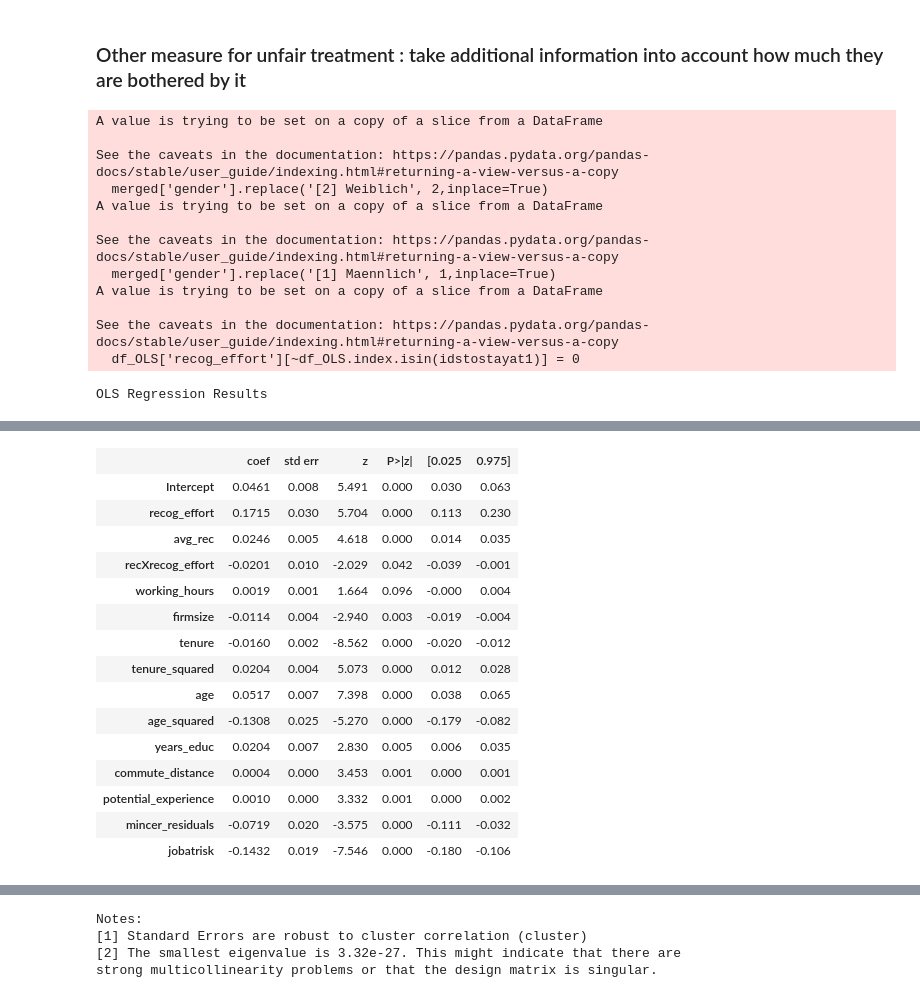
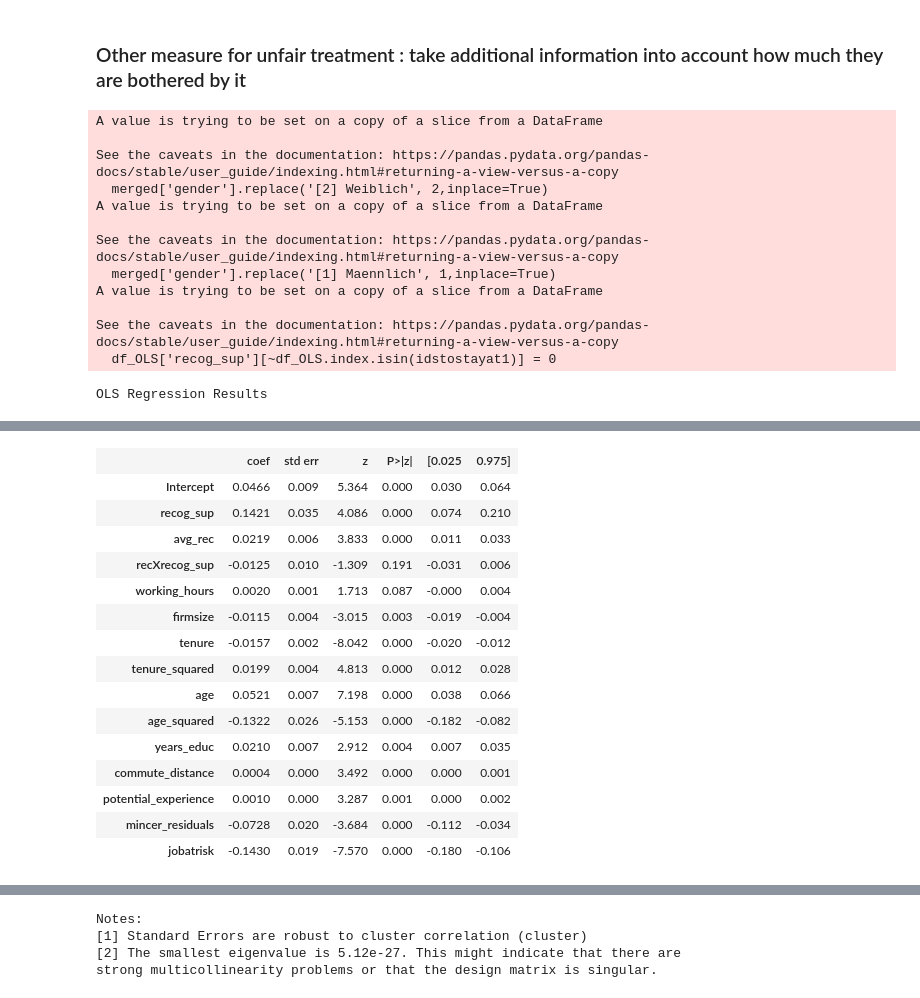
Before and after one commit to maxxxbb/ResearchModule, a Jupyter notebook: src/data_management/FirstRegression.ipynb, the cells around one changed output, grey strips where cells are left out. Saved outputs shown, nothing was run; the diff lists cells and outputs as text; code cells hidden in the pictures.

```diff
--- a/src/data_management/FirstRegression.ipynb
+++ b/src/data_management/FirstRegression.ipynb
@@ -269,23 +263,17 @@ sector_map = {
 reversed_mapping_reason = {v: k for k, v in reason_new_job_mapping.items()}
 reversed_mapping_schoold = {v: k for k, v in school_degree_mapping.items()}
 reversed_mapping_sector = {v: k for k, v in sector_map.items()}
-# mapping for binary reciprocity measure
-def binary_reciprocity(x):
-    if x >= 3:
-        return 1 # High Group
-    else:
-        return 0 # Low Group
 
 ## function for recoding values and dropping missing
 
 def recode_categoricals(inputdf,rc_cardinal = 0):
     """
-        merges data from different years, applies recoding to categoricals and constructs additional variables.
+        Applies recoding to categoricals to easier drop n.a.ns
 
         Input:
             - inputdf : merged dataframe
             - rc_cardinal: optional argument: if == 1 turnover intentions will be coded as cardinal instead of binary
-            - rc_rec_binary: optional argument: if == 1 neg. reciprocity will be split into 2 groups: high and low
+
         Output:
             - df : cleaned Dataframe
 
@@ -378,6 +366,19 @@ def merge_and_clean(df_05,df_06,df_07,work07,rc_cardinal = 0,rc_rec_binary=0):
 # Add Mincer Wage Regression and adds its residuals to the Dataframe
 
 def add_mincer_residuals(cleaneddata):
+    """
+    Performs a Minzer-wage Regression on the cleaned dataset and adds
+    the residuals to the dataframe. This will be used as the wage controls
+
+        Input:
+            - cleaneddata(pd.DataFrame) : merged and recoded dataset
+
+        Output:
+            - df_cleaned(pd.DataFrame)  : samedataset with Minzer-residuals
+
+    """
+
+
 
     df_cleaned = cleaneddata
     # specify which columns to drop from our dataframe
@@ -410,10 +411,16 @@ def add_mincer_residuals(cleaneddata):
 # %%
 def include_jobchangers(data07,onlynewemployer=True,worksatisfaction=False,rc_cardinal = False):
     """
+    Replaces controls of subjects which switched their jobs-from 2006-2007 with
+    controls from their job at the time.
+
     Input:
-            df: finished 2007 dataframe
-            onlynewemployer: optional argument: If True only includes those who switched jobs to a new employer
-            worksatisfaction: if True drops observations where job satisfaction between 2006 and 2007 changed to check for our Assumption
+        - data07(Pd.Dataframe)  : finished 2007 dataframe
+        - onlynewemployer (optional argument) : If True only includes those who switched jobs to a new employer
+        - worksatisfaction (optional argument): If True drops observations where job satisfaction between 2006 and 2007 changed
+
+    Output:
+        - dfconcat: Dataframe where controls for people who switched their jobs are from 2006
 
     """
     df = data07
@@ -788,13 +910,13 @@ strong multicollinearity problems or that the design matrix is singular.
 # %%
 df_OLS = include_jobchangers(add_mincer_residuals(merge_and_clean(df_05,df_06,df_07,work07)))
 # add interaction term
-idstostayat1 = df_OLS[(df_OLS["felt_recog_effort"] == 3.0) | (df_OLS["felt_recog_effort"] == 4.0) | (df_OLS["felt_recog_effort"] == 2.0)].index
-df_OLS['recog_effort'][~df_OLS.index.isin(idstostayat1)] = 0
-df_OLS["recXrecog_effort"] = df_OLS["recog_effort"] * df_OLS["avg_rec"]
+idstostayat1 = df_OLS[ (df_OLS["felt_recog_sup"] == 3.0) | (df_OLS["felt_recog_sup"] == 4.0) | (df_OLS["felt_recog_sup"] == 2.0)].index
+df_OLS['recog_sup'][~df_OLS.index.isin(idstostayat1)] = 0
+df_OLS["recXrecog_sup"] = df_OLS["recog_sup"] * df_OLS["avg_rec"]
 ## Drop n.a.n.s
 df_OLS.drop(columns=['similar_problems', 'take_revenge', 'insult_back', 'felt_recog_sup', 'felt_recog_effort',
        'recog_personal', 'felt_recog_personal', 'recog_pay', 'felt_recog_pay', 'year_birth', 'new_job',
-       'reason_new_job', 'school_degree','overtime', 'recog_sup','wage_lastmonth', 'rec1' , 'rec2' , 'rec3' , 'rec4', 'rec5' , 'rec6' , 'rec7' , 'work_satisfaction'], inplace=True)
+       'reason_new_job', 'school_degree','overtime', 'recog_effort','wage_lastmonth', 'rec1' , 'rec2' , 'rec3' , 'rec4', 'rec5' , 'rec6' , 'rec7' , 'work_satisfaction'], inplace=True)
 df_OLS.dropna(inplace=True)
 ## change all which are unbothered to unfair treatment 0
 
@@ -806,7 +928,7 @@ df_OLS.dropna(inplace=True)
 
 
 # Specify model
-formula_main = 'turnover_intention ~ recog_effort + avg_rec + recXrecog_effort + working_hours + firmsize + tenure + tenure_squared + age + age_squared + years_educ + commute_distance + potential_experience + mincer_residuals + jobatrisk'
+formula_main = 'turnover_intention ~ recog_sup + avg_rec + recXrecog_sup + working_hours + firmsize + tenure + tenure_squared + age + age_squared + years_educ + commute_distance + potential_experience + mincer_residuals + jobatrisk'
 
 # Fit the regression and cluster on the sector variable
 reg = smf.ols(formula_main, data=df_OLS).fit(cov_type='cluster', cov_kwds={'groups': df_OLS['sector']})
@@ -827,5 +949,5 @@ See the caveats in the documentation: https://pandas.pydata.org/pandas-docs/stab
 A value is trying to be set on a copy of a slice from a DataFrame
 
 See the caveats in the documentation: https://pandas.pydata.org/pandas-docs/stable/user_guide/indexing.html#returning-a-view-versus-a-copy
-  df_OLS['recog_effort'][~df_OLS.index.isin(idstostayat1)] = 0
+  df_OLS['recog_sup'][~df_OLS.index.isin(idstostayat1)] = 0
 OLS Regression Results
@@ -839,18 +961,18 @@ OLS Regression Results
 | Df Model: | 13 |  |  |
 | Covariance Type: | cluster |  |  |
 |  | coef | std err | z | P>|z| | [0.025 | 0.975] |
-| Intercept | 0.0461 | 0.008 | 5.491 | 0.000 | 0.030 | 0.063 |
-| recog_effort | 0.1715 | 0.030 | 5.704 | 0.000 | 0.113 | 0.230 |
-| avg_rec | 0.0246 | 0.005 | 4.618 | 0.000 | 0.014 | 0.035 |
-| recXrecog_effort | -0.0201 | 0.010 | -2.029 | 0.042 | -0.039 | -0.001 |
-| working_hours | 0.0019 | 0.001 | 1.664 | 0.096 | -0.000 | 0.004 |
-| firmsize | -0.0114 | 0.004 | -2.940 | 0.003 | -0.019 | -0.004 |
-| tenure | -0.0160 | 0.002 | -8.562 | 0.000 | -0.020 | -0.012 |
-| tenure_squared | 0.0204 | 0.004 | 5.073 | 0.000 | 0.012 | 0.028 |
-| age | 0.0517 | 0.007 | 7.398 | 0.000 | 0.038 | 0.065 |
-| age_squared | -0.1308 | 0.025 | -5.270 | 0.000 | -0.179 | -0.082 |
-| years_educ | 0.0204 | 0.007 | 2.830 | 0.005 | 0.006 | 0.035 |
-| commute_distance | 0.0004 | 0.000 | 3.453 | 0.001 | 0.000 | 0.001 |
-| potential_experience | 0.0010 | 0.000 | 3.332 | 0.001 | 0.000 | 0.002 |
-| mincer_residuals | -0.0719 | 0.020 | -3.575 | 0.000 | -0.111 | -0.032 |
-| jobatrisk | -0.1432 | 0.019 | -7.546 | 0.000 | -0.180 | -0.106 |
+| Intercept | 0.0466 | 0.009 | 5.364 | 0.000 | 0.030 | 0.064 |
+| recog_sup | 0.1421 | 0.035 | 4.086 | 0.000 | 0.074 | 0.210 |
+| avg_rec | 0.0219 | 0.006 | 3.833 | 0.000 | 0.011 | 0.033 |
+| recXrecog_sup | -0.0125 | 0.010 | -1.309 | 0.191 | -0.031 | 0.006 |
+| working_hours | 0.0020 | 0.001 | 1.713 | 0.087 | -0.000 | 0.004 |
+| firmsize | -0.0115 | 0.004 | -3.015 | 0.003 | -0.019 | -0.004 |
+| tenure | -0.0157 | 0.002 | -8.042 | 0.000 | -0.020 | -0.012 |
+| tenure_squared | 0.0199 | 0.004 | 4.813 | 0.000 | 0.012 | 0.028 |
+| age | 0.0521 | 0.007 | 7.198 | 0.000 | 0.038 | 0.066 |
+| age_squared | -0.1322 | 0.026 | -5.153 | 0.000 | -0.182 | -0.082 |
+| years_educ | 0.0210 | 0.007 | 2.912 | 0.004 | 0.007 | 0.035 |
+| commute_distance | 0.0004 | 0.000 | 3.492 | 0.000 | 0.000 | 0.001 |
+| potential_experience | 0.0010 | 0.000 | 3.287 | 0.001 | 0.000 | 0.002 |
+| mincer_residuals | -0.0728 | 0.020 | -3.684 | 0.000 | -0.112 | -0.034 |
+| jobatrisk | -0.1430 | 0.019 | -7.570 | 0.000 | -0.180 | -0.106 |
@@ -861,4 +983,4 @@ OLS Regression Results
 Notes:
 [1] Standard Errors are robust to cluster correlation (cluster)
-[2] The smallest eigenvalue is 3.32e-27. This might indicate that there are
+[2] The smallest eigenvalue is 5.12e-27. This might indicate that there are
 strong multicollinearity problems or that the design matrix is singular.
```
Also changed, not shown: parts of 11 cells of this notebook, 4 other files.
